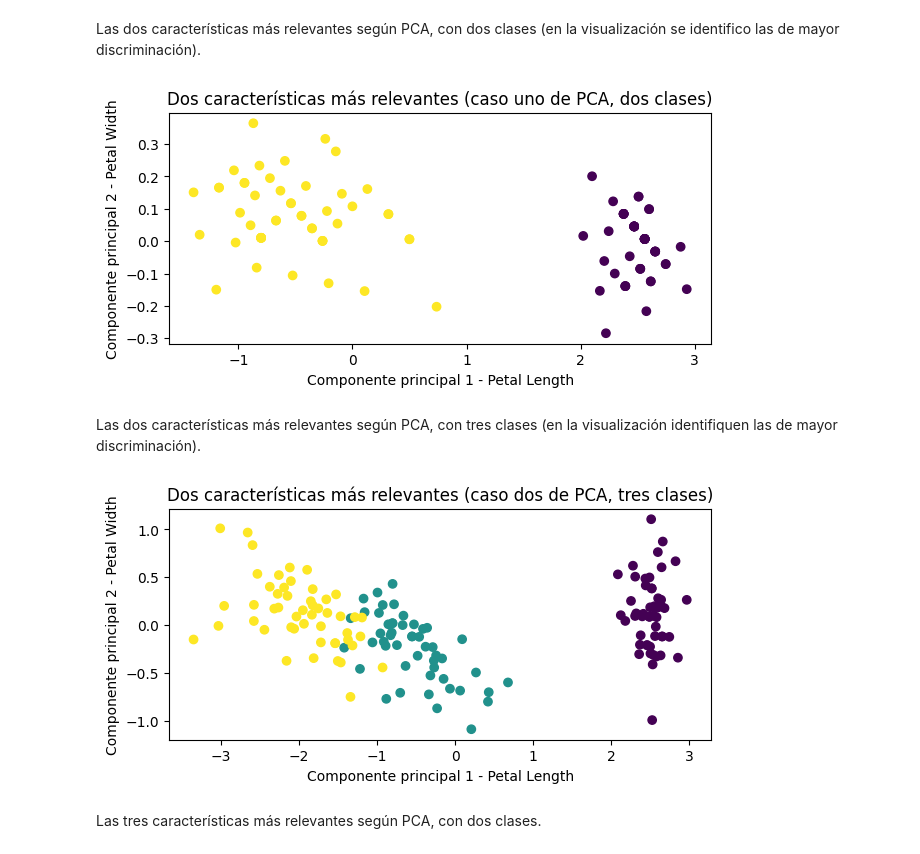
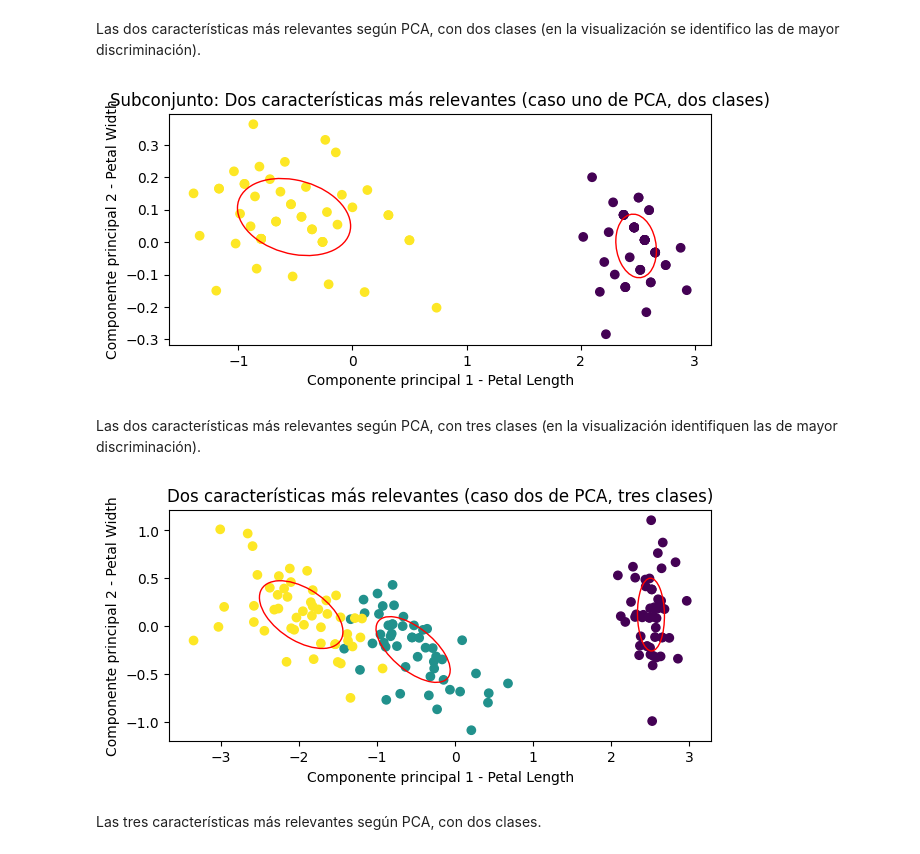
Before and after one commit to AngelRosalesContreras/Practica_3_1, a Jupyter notebook: Practica_3_1.ipynb, the cells around one changed output. Saved outputs shown, nothing was run; the diff lists cells and outputs as text; code cells hidden in the pictures.

Commit message:
Generación de subconjuntos - discriminación

```diff
--- a/Practica_3_1.ipynb
+++ b/Practica_3_1.ipynb
@@ -303,22 +303,40 @@ visualize_t_sne_3d(X_case2, 't-SNE Visualization: Petal Length, Petal Width, and
 Las dos características más relevantes según PCA, con dos clases (en la
 visualización se identifico las de mayor discriminación).
 # %%
+from matplotlib.patches import Ellipse
+
 def visualize_pca_2_features_two_classes(X, y, title, feature_names):
     selected_classes = (y == 0) | (y == 1)
     X_subcase_two_classes = X[selected_classes]
     y_two_classes = y[selected_classes]
 
     plt.figure(figsize=(7, 3))
-    plt.scatter(X_subcase_two_classes[:, 0], X_subcase_two_classes[:, 1], c=y_two_classes, cmap='viridis')
+
+    scatter = plt.scatter(X_subcase_two_classes[:, 0], X_subcase_two_classes[:, 1], c=y_two_classes, cmap='viridis')
+
+    # Añadir contornos elípticos para resaltar regiones discriminativas
+    for class_label in np.unique(y_two_classes):
+        class_data = X_subcase_two_classes[y_two_classes == class_label]
+        cov_matrix = np.cov(class_data, rowvar=False)
+        eigenvalues, eigenvectors = np.linalg.eigh(cov_matrix)
+        angle = np.degrees(np.arctan2(eigenvectors[1, 0], eigenvectors[0, 0]))
+
+        # Tomar la raíz cuadrada positiva de los autovalores
+        width, height = 2 * np.sqrt(eigenvalues)
+
+        # Crear y agregar la elipse
+        ellipse = Ellipse(xy=np.mean(class_data, axis=0), width=width, height=height, angle=angle, edgecolor='red', fc='None', lw=1)
+        plt.gca().add_patch(ellipse)
+
     plt.title(title)
     plt.xlabel(f'Componente principal 1 - {feature_names[0]}')
     plt.ylabel(f'Componente principal 2 - {feature_names[1]}')
     plt.show()
 
 feature_names = ['Petal Length', 'Petal Width', 'Sepal Width']
-visualize_pca_2_features_two_classes(X_pca_case_one[:, :2], y, 'Dos características más relevantes (caso uno de PCA, dos clases)', feature_names[:2])
+visualize_pca_2_features_two_classes(X_pca_case_one[:, :2], y, 'Subconjunto: Dos características más relevantes (caso uno de PCA, dos clases)', feature_names[:2])
 # %% [output]
-[figure, old version]
+[figure, new version]
 # %% [markdown]
 Las dos características más relevantes según PCA, con tres clases (en la
 visualización identifiquen las de mayor discriminación).
@@ -329,7 +347,24 @@ def visualize_pca_2_features_three_classes(X, y, title, feature_names):
     y_three_classes = y[selected_classes]
 
     plt.figure(figsize=(7, 3))
-    plt.scatter(X_subcase_three_classes[:, 0], X_subcase_three_classes[:, 1], c=y_three_classes, cmap='viridis')
+
+    # Scatter plot
+    scatter = plt.scatter(X_subcase_three_classes[:, 0], X_subcase_three_classes[:, 1], c=y_three_classes, cmap='viridis')
+
+    # Añadir contornos elípticos para resaltar regiones discriminativas
+    for class_label in np.unique(y_three_classes):
+        class_data = X_subcase_three_classes[y_three_classes == class_label]
+        cov_matrix = np.cov(class_data, rowvar=False)
+        eigenvalues, eigenvectors = np.linalg.eigh(cov_matrix)
+        angle = np.degrees(np.arctan2(eigenvectors[1, 0], eigenvectors[0, 0]))
+
+        # Tomar la raíz cuadrada positiva de los autovalores
+        width, height = 2 * np.sqrt(eigenvalues)
+
+        # Crear y agregar la elipse
+        ellipse = Ellipse(xy=np.mean(class_data, axis=0), width=width, height=height, angle=angle, edgecolor='red', fc='None', lw=1)
+        plt.gca().add_patch(ellipse)
+
     plt.title(title)
     plt.xlabel(f'Componente principal 1 - {feature_names[0]}')
     plt.ylabel(f'Componente principal 2 - {feature_names[1]}')
@@ -338,7 +373,7 @@ def visualize_pca_2_features_three_classes(X, y, title, feature_names):
 feature_names = ['Petal Length', 'Petal Width', 'Sepal Width']
 visualize_pca_2_features_three_classes(X_pca_case_two[:, :2], y, 'Dos características más relevantes (caso dos de PCA, tres clases)', feature_names[:2])
 # %% [output]
-[figure, old version]
+[figure, new version]
 # %% [markdown]
 Las tres características más relevantes según PCA, con dos clases.
 # %%
```
